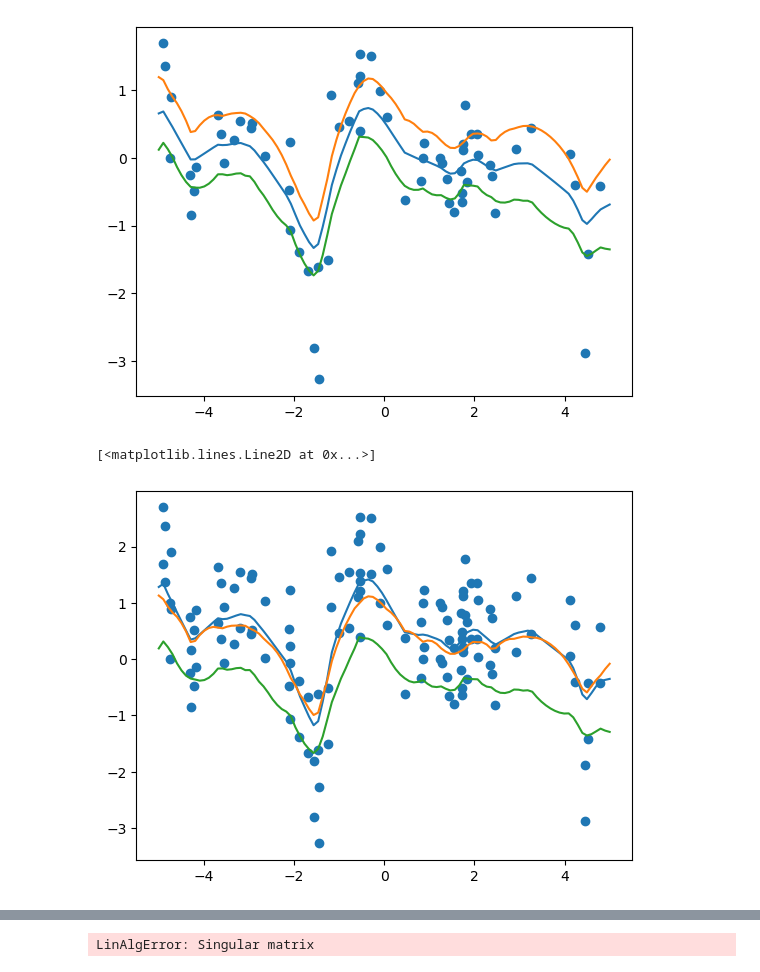
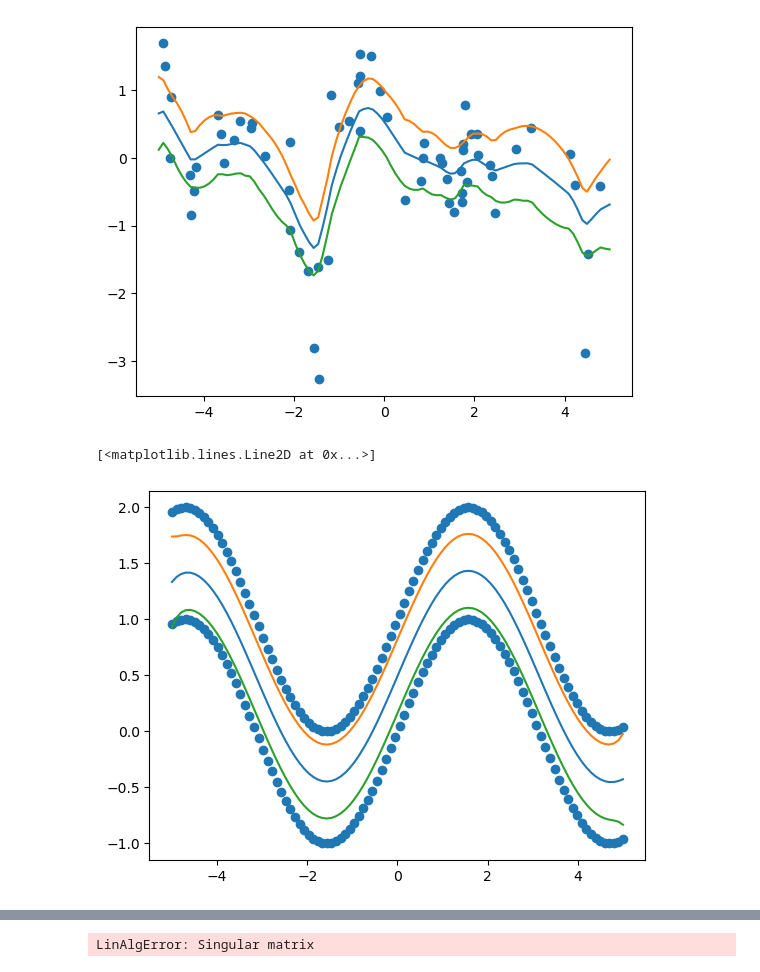
Before and after one commit to asaha1203/cx-4803, a Jupyter notebook: hw_6/hw_6_q2.ipynb, the cells around one changed output, grey strips where cells are left out. Cells and saved outputs as stored; diff of their text form; code cells hidden in the pictures.

```diff
--- a/hw_6/hw_6_q2.ipynb
+++ b/hw_6/hw_6_q2.ipynb
@@ -17,6 +14,10 @@ test = np.loadtxt('hw6_q2_test.csv', delimiter=",", dtype=float)
 #function that computes kernel
 def kernel(x,xp,s):
     k = np.e**(-(1 / (2 * s**2)) * np.linalg.norm(x - xp))
+    return k
+
+def nkernel(x,xp,s):
+    k = np.e**(-(1 / (2 * s**2)) * (x - xp)**2)
     return k
 
 #define a function to "fill" a matrix with kernel values to make life easier, only works for vector size of 1
@@ -55,15 +56,15 @@ plt.plot(x_values, mean - np.sqrt(np.diag(covariance)))
 [<matplotlib.lines.Line2D at 0x...>]
 [figure]
 # %%
-burger1=np.append(x_train, x_train,0)
-burger2=np.append(y_train, y_train + np.ones(n),0)
+burger1=np.append(x_values, x_values,0)
+burger2=np.append(np.sin(x_values), np.sin(x_values) + np.ones(100),0)
 bmean, bcov = gpr(burger1, x_values, burger2, s, sigma2)
 # %%
 plt.scatter(burger1, burger2)
 
 plt.plot(x_values, bmean)
-plt.plot(x_values, mean + np.sqrt(np.diag(bcov)))
-plt.plot(x_values, mean - np.sqrt(np.diag(bcov)))
+plt.plot(x_values, bmean + np.sqrt(np.diag(bcov)))
+plt.plot(x_values, bmean - np.sqrt(np.diag(bcov)))
 # %% [output]
 [<matplotlib.lines.Line2D at 0x...>]
-[figure, old version]
+[figure, new version]
```
Also changed, not shown: parts of 8 cells of this notebook, 2 other files.
